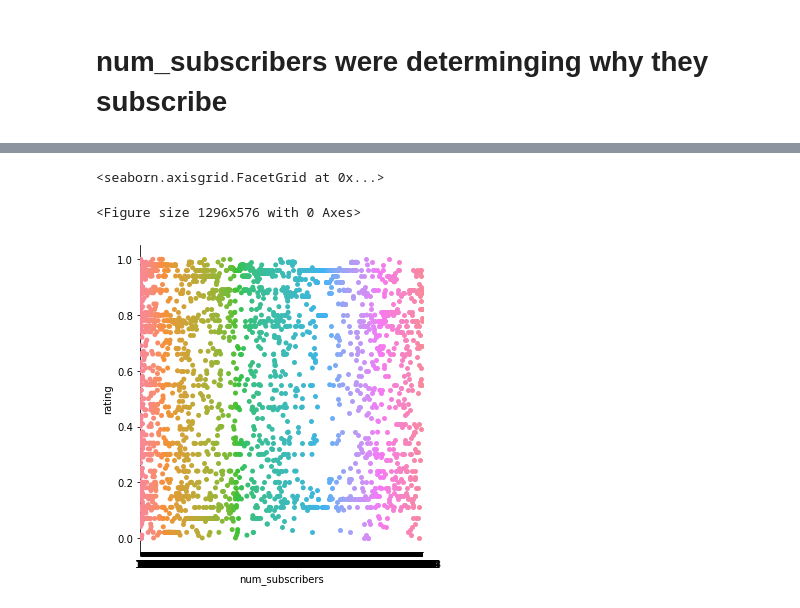
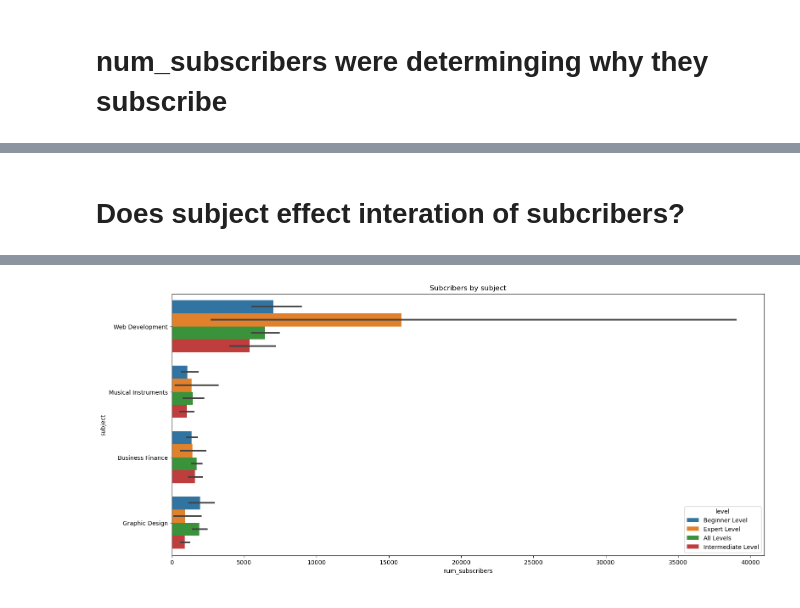
Before and after one commit to cristianibarra1/personal_project, a Jupyter notebook: Untitled.ipynb, the cells around one changed output, grey strips where cells are left out. Cells and saved outputs as stored; diff of their text form; code cells hidden in the pictures.

```diff
--- a/Untitled.ipynb
+++ b/Untitled.ipynb
@@ -107,3 +83,5 @@ memory usage: 111.9+ KB
+# %% [markdown]
+# Does subject effect interation of subcribers?
 # %%
 plt.figure(figsize=(18,8))
 sns.violinplot(data=df5,x='num_subscribers',y='level')
@@ -112,8 +90,8 @@ sns.violinplot(data=df5,x='num_subscribers',y='level')
 [figure]
 # %%
 plt.figure(figsize=(18,8))
-sns.catplot(data=df5,x='num_subscribers',y='rating')
+plt.title('Subcribers by subject')
+sns.barplot(data=df5,x='num_subscribers',y='subject',hue='level')
+plt.show()
 # %% [output]
-<seaborn.axisgrid.FacetGrid at 0x...>
-<Figure size 1296x576 with 0 Axes>
-[figure, old version]
+[figure, new version]
```
Also changed, not shown: parts of 13 cells of this notebook.
